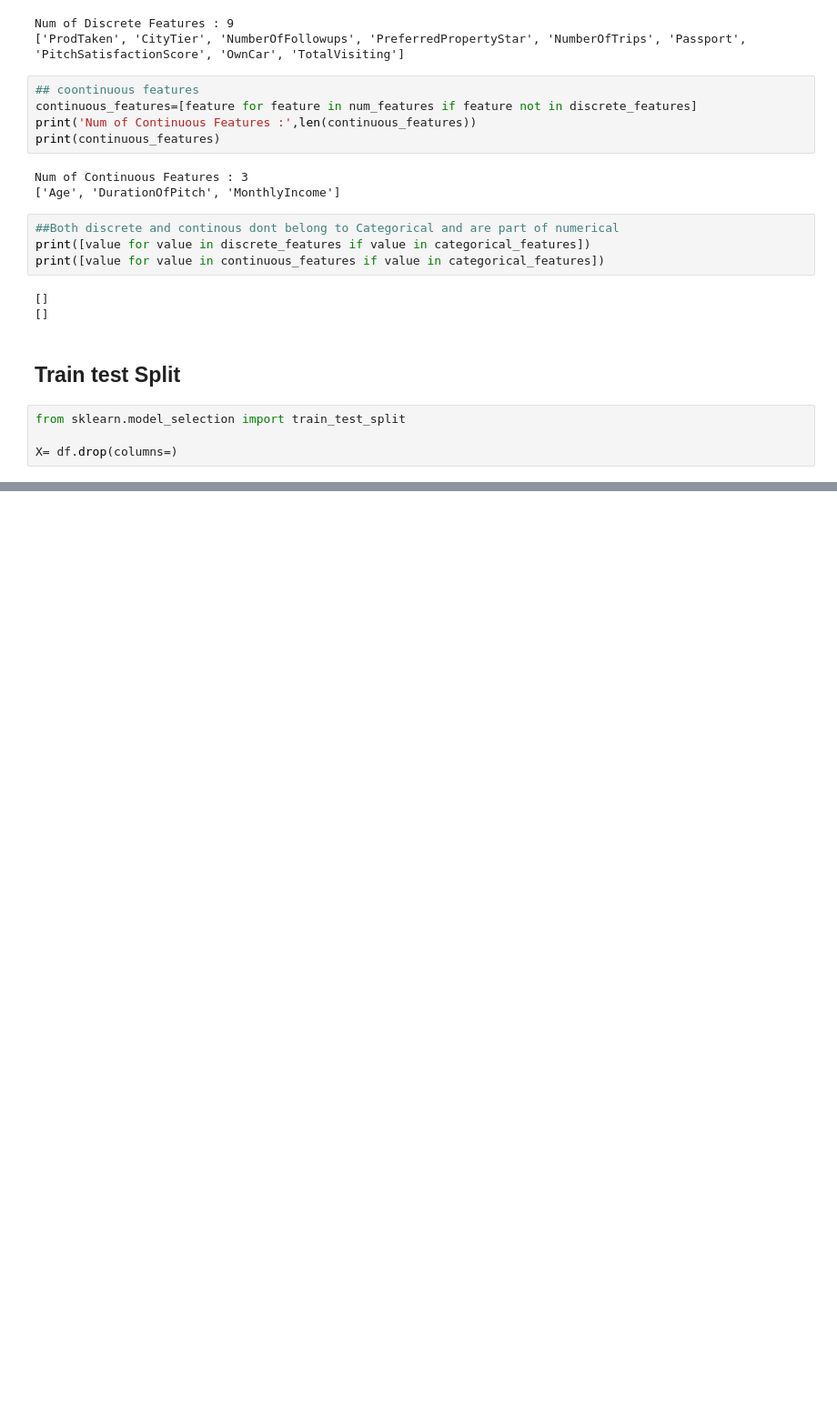
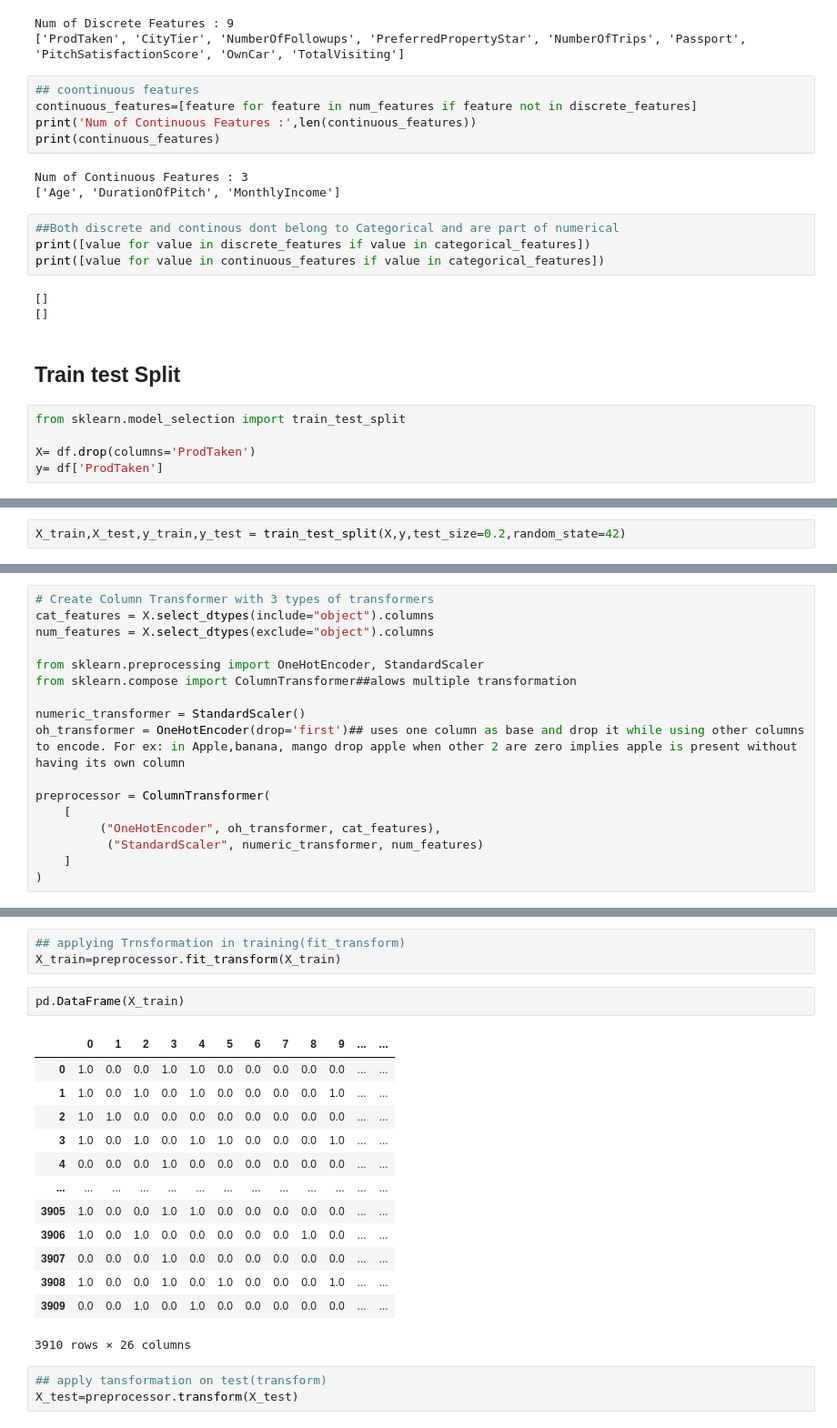
Before and after one commit to anmolzz-10/ML-Algorithms, a Jupyter notebook: Random Forest/Random Forest Classifier.ipynb, the cells around one changed output, grey strips where cells are left out. Shown at 91% size. Saved outputs shown, nothing was run; the diff lists cells and outputs as text; blank space fills up the shorter version.

```diff
--- a/Random Forest/Random Forest Classifier.ipynb
+++ b/Random Forest/Random Forest Classifier.ipynb
@@ -305,4 +305,5 @@ print([value for value in continuous_features if value in categorical_features])
 # %%
 from sklearn.model_selection import train_test_split
 
-X= df.drop(columns=)
+X= df.drop(columns='ProdTaken')
+y= df['ProdTaken']
@@ -308,0 +333,2 @@ X= df.drop(columns=)
+# %%
+X_train,X_test,y_train,y_test = train_test_split(X,y,test_size=0.2,random_state=42)
@@ -308,0 +343,17 @@ X= df.drop(columns=)
+# %%
+# Create Column Transformer with 3 types of transformers
+cat_features = X.select_dtypes(include="object").columns
+num_features = X.select_dtypes(exclude="object").columns
+
+from sklearn.preprocessing import OneHotEncoder, StandardScaler
+from sklearn.compose import ColumnTransformer##alows multiple transformation
+
+numeric_transformer = StandardScaler()
+oh_transformer = OneHotEncoder(drop='first')## uses one column as base and drop it while using other columns to encode. For ex: in Apple,banana, mango drop apple when other 2 are zero implies apple is present without having its own column
+
+preprocessor = ColumnTransformer(
+    [
+         ("OneHotEncoder", oh_transformer, cat_features),
+          ("StandardScaler", numeric_transformer, num_features)
+    ]
+)
@@ -308,0 +372,22 @@ X= df.drop(columns=)
+# %%
+## applying Trnsformation in training(fit_transform)
+X_train=preprocessor.fit_transform(X_train)
+# %%
+pd.DataFrame(X_train)
+# %% [output]
+|  | 0 | 1 | 2 | 3 | 4 | 5 | 6 | 7 | 8 | 9 | ... | ... |
+| 0 | 1.0 | 0.0 | 0.0 | 1.0 | 1.0 | 0.0 | 0.0 | 0.0 | 0.0 | 0.0 | ... | ... |
+| 1 | 1.0 | 0.0 | 1.0 | 0.0 | 1.0 | 0.0 | 0.0 | 0.0 | 0.0 | 1.0 | ... | ... |
+| 2 | 1.0 | 1.0 | 0.0 | 0.0 | 0.0 | 0.0 | 0.0 | 0.0 | 0.0 | 0.0 | ... | ... |
+| 3 | 1.0 | 0.0 | 1.0 | 0.0 | 1.0 | 1.0 | 0.0 | 0.0 | 0.0 | 1.0 | ... | ... |
+| 4 | 0.0 | 0.0 | 0.0 | 1.0 | 0.0 | 0.0 | 0.0 | 0.0 | 0.0 | 0.0 | ... | ... |
+| ... | ... | ... | ... | ... | ... | ... | ... | ... | ... | ... | ... | ... |
+| 3905 | 1.0 | 0.0 | 0.0 | 1.0 | 1.0 | 0.0 | 0.0 | 0.0 | 0.0 | 0.0 | ... | ... |
+| 3906 | 1.0 | 0.0 | 1.0 | 0.0 | 0.0 | 0.0 | 0.0 | 0.0 | 1.0 | 0.0 | ... | ... |
+| 3907 | 0.0 | 0.0 | 0.0 | 1.0 | 0.0 | 0.0 | 0.0 | 0.0 | 0.0 | 0.0 | ... | ... |
+| 3908 | 1.0 | 0.0 | 0.0 | 1.0 | 0.0 | 1.0 | 0.0 | 0.0 | 0.0 | 1.0 | ... | ... |
+| 3909 | 0.0 | 0.0 | 1.0 | 0.0 | 1.0 | 0.0 | 0.0 | 0.0 | 0.0 | 0.0 | ... | ... |
+3910 rows × 26 columns
+# %%
+## apply tansformation on test(transform)
+X_test=preprocessor.transform(X_test)
```
Also changed, not shown: parts of 14 cells of this notebook.
